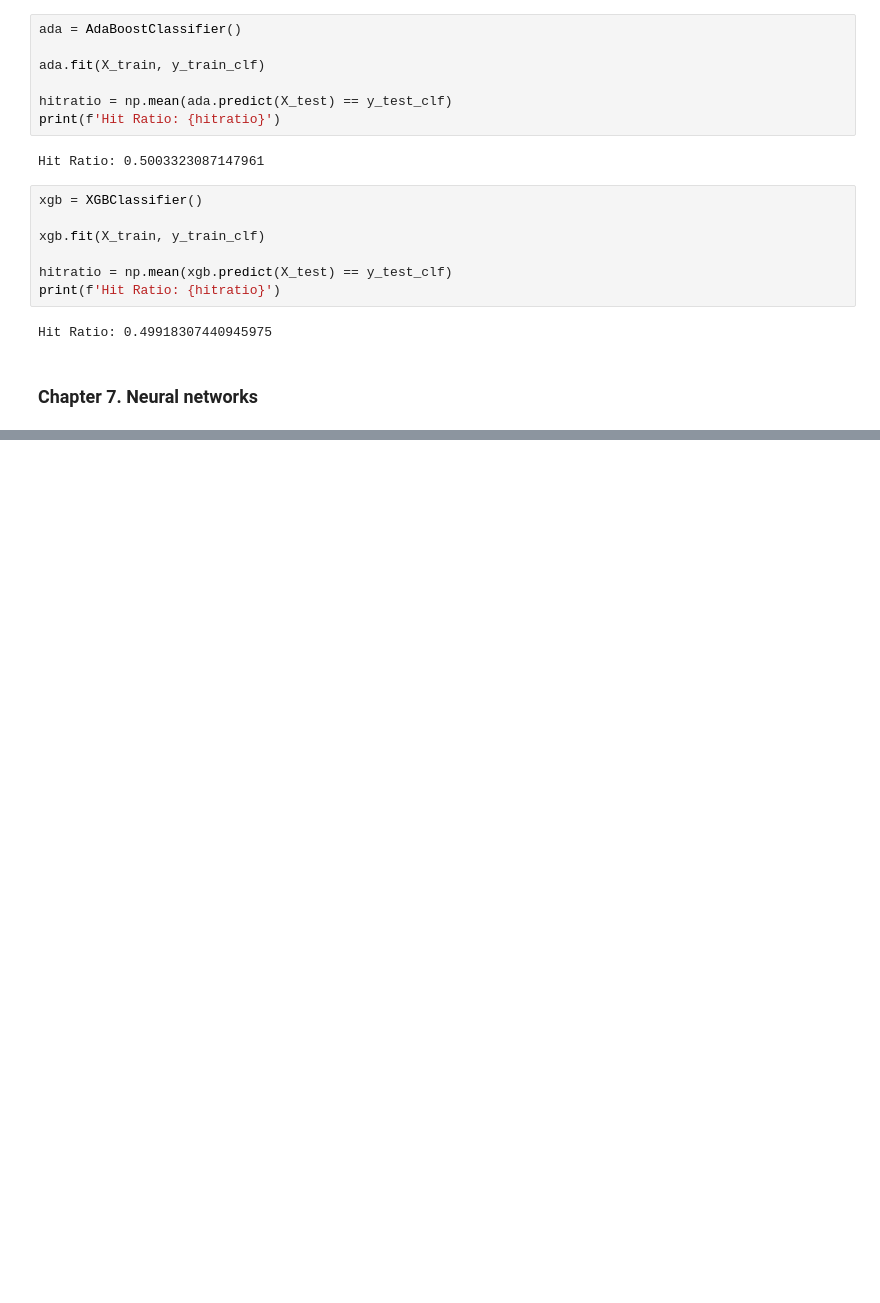
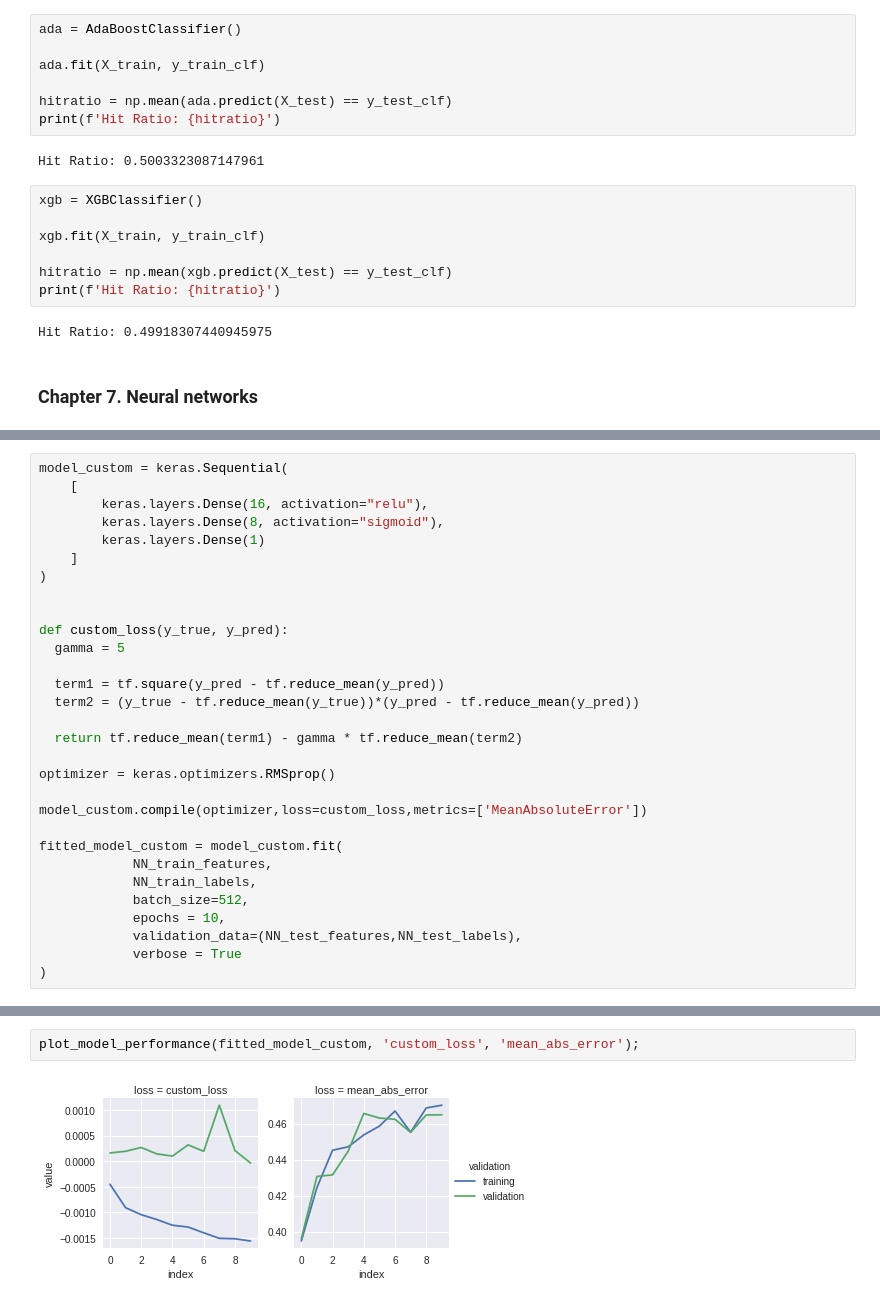
Before and after one commit to viniesposito/py-mlfactor, a Jupyter notebook: py_mlfactor.ipynb, the cells around one changed output, grey strips where cells are left out. Drawn from its saved outputs; the diff is of its cells as text; blank space fills up the shorter version.

```diff
--- a/py_mlfactor.ipynb
+++ b/py_mlfactor.ipynb
@@ -522,0 +684,30 @@ Hit Ratio: 0.49918307440945975
+# %%
+model_custom = keras.Sequential(
+    [
+        keras.layers.Dense(16, activation="relu"),
+        keras.layers.Dense(8, activation="sigmoid"),
+        keras.layers.Dense(1)
+    ]
+)
+
+
+def custom_loss(y_true, y_pred):
+  gamma = 5
+
+  term1 = tf.square(y_pred - tf.reduce_mean(y_pred))
+  term2 = (y_true - tf.reduce_mean(y_true))*(y_pred - tf.reduce_mean(y_pred))
+
+  return tf.reduce_mean(term1) - gamma * tf.reduce_mean(term2)
+
+optimizer = keras.optimizers.RMSprop()
+
+model_custom.compile(optimizer,loss=custom_loss,metrics=['MeanAbsoluteError'])
+
+fitted_model_custom = model_custom.fit(
+            NN_train_features,
+            NN_train_labels,
+            batch_size=512,
+            epochs = 10,
+            validation_data=(NN_test_features,NN_test_labels),
+            verbose = True
+)
@@ -522,0 +735,4 @@ Hit Ratio: 0.49918307440945975
+# %%
+plot_model_performance(fitted_model_custom, 'custom_loss', 'mean_abs_error');
+# %% [output]
+[figure, added]
```
Also changed, not shown: parts of 15 cells of this notebook.
